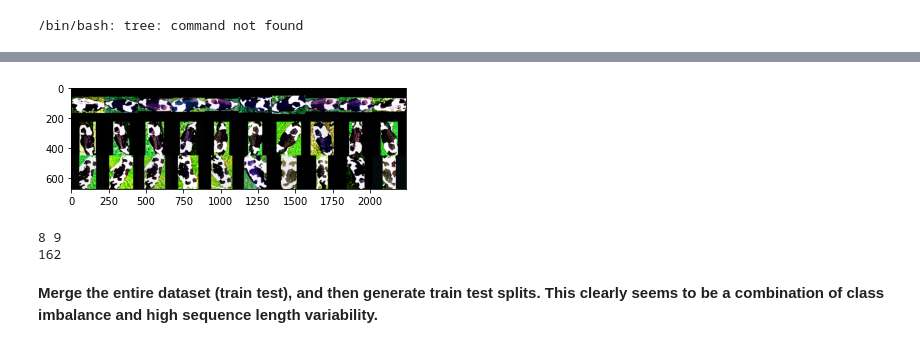
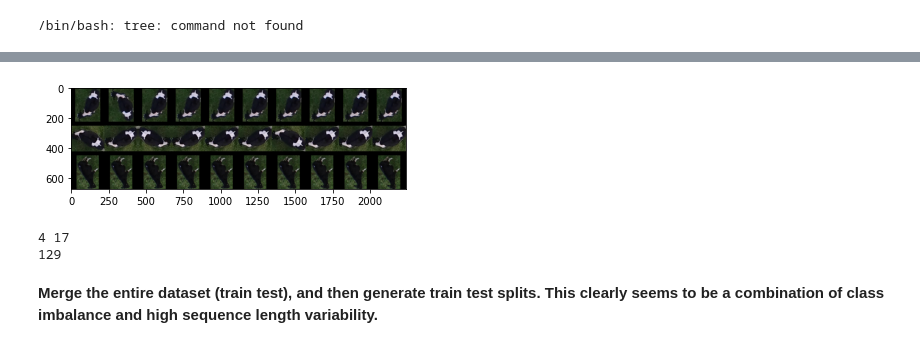
Before and after one commit to Asheeshkrsharma/Identification-OpenCows, a Jupyter notebook: tracklet.ipynb, the cells around one changed output, grey strips where cells are left out. Saved outputs shown, nothing was run; the diff lists cells and outputs as text; code cells hidden in the pictures.

```diff
--- a/tracklet.ipynb
+++ b/tracklet.ipynb
@@ -483,47 +486,47 @@ mean, std
 from torchvision import transforms
 
 trainingDataset = OpenSetCows2021TrackLet(
-    "/content/datasets/OpenSetCows2020",
-    "/content/utils/opencowsTracklets2020V2.json",
+    "/content/datasets/OpenSetCows2017",
+    "/content/utils/opencowsTracklets2017.json",
     maxSequenceLength=10,
     trackletChoiceProb=1,
     split="train",
     # transform=transforms.Normalize(
     #     [0.2403, 0.2595, 0.2305],
     #     [0.3107, 0.3184, 0.3061]
     # ),
     transform=transforms.Compose(
         [
-            transforms.Normalize([0.2403, 0.2595, 0.2305], [0.3107, 0.3184, 0.3061]),
-            transforms.RandomVerticalFlip(p=0.3),
-            transforms.RandomHorizontalFlip(p=0.3),
-            transforms.ColorJitter(brightness=0.1, contrast=0.1, saturation=0.1, hue=0.1)
+            # transforms.Normalize([0.1331, 0.1331, 0.1331], [0.1063, 0.1087, 0.1104]),
+            transforms.RandomVerticalFlip(p=0.1),
+            transforms.RandomHorizontalFlip(p=0.1),
+            # transforms.ColorJitter(brightness=0.1, contrast=0.1, saturation=0.1, hue=0.1)
         ],
     ),
 )
 
 # Test
 negative, anchor, positive, positiveLabel, negativeLabel = trainingDataset.__getitem__(
     12
 )
 anc = [a.permute(1, 2, 0).numpy() for a in anchor]
 pos = [a.permute(1, 2, 0).numpy() for a in positive]
 neg = [a.permute(1, 2, 0).numpy() for a in negative]
 
 # Function to compose images in a grid
 compose = lambda images, horizontal: numpy.concatenate(
     [img if horizontal == 1 else img for img in images],
     axis=horizontal,
 )
 
 plt.imshow(compose([compose(anc, 1), compose(pos, 1), compose(neg, 1)], 0))
 plt.show()
 print(positiveLabel, negativeLabel)
 print(len(trainingDataset))
 # %% [output]
-[figure, old version]
+[figure, new version]
-8 9
-162
+4 17
+129
 # %%
 import torch.nn.functional as F
 from utils.mining import HardestNegativeTripletSelector
```
Also changed, not shown: parts of 12 cells of this notebook, 1 other file.
